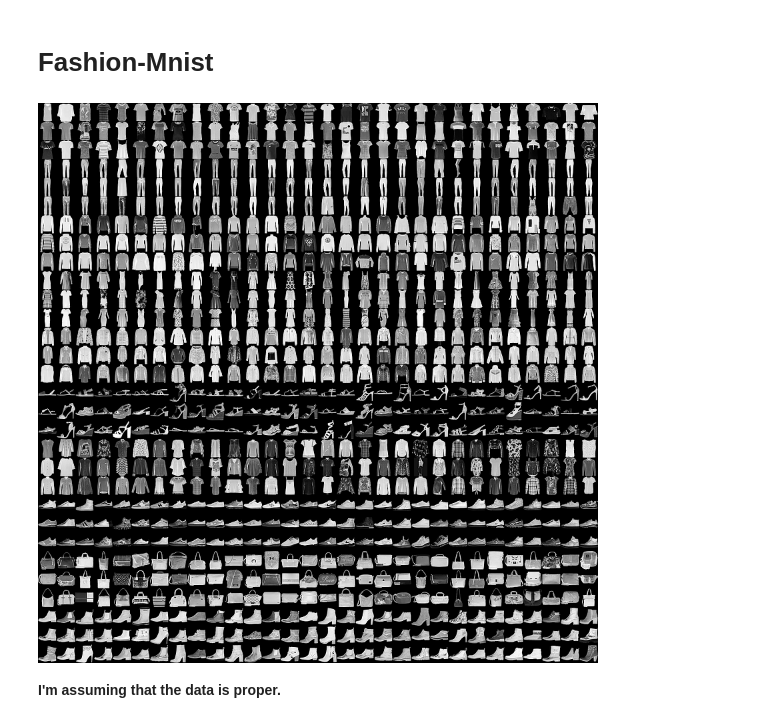
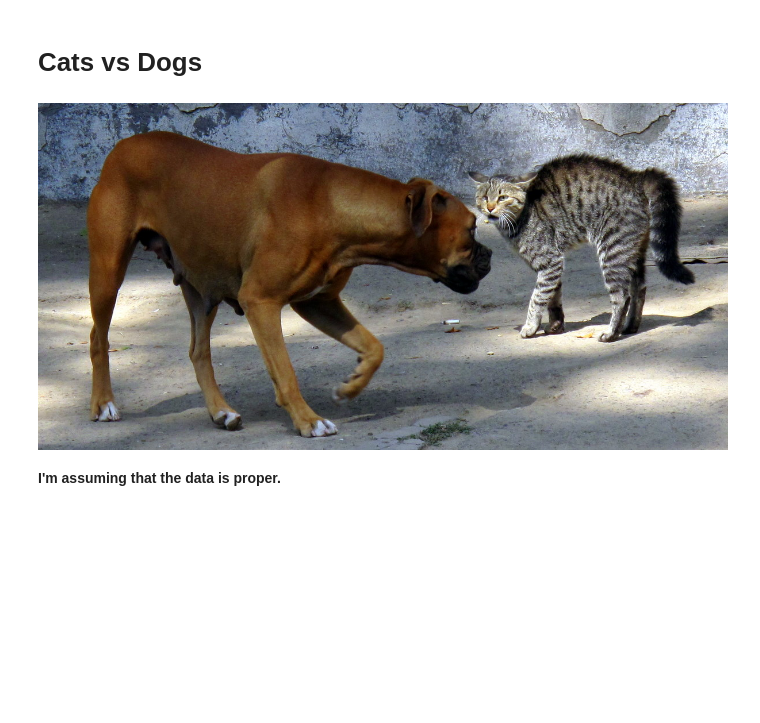
Before and after one commit to idobar1403/FinalProjectYear1, a Jupyter notebook: Cats-vs-Dogs.ipynb, the cells around one changed output. Cells and saved outputs as stored; diff of their text form; code cells hidden in the pictures; blank space fills up the shorter version.

```diff
--- a/Cats-vs-Dogs.ipynb
+++ b/Cats-vs-Dogs.ipynb
@@ -1,10 +1,10 @@
-# %% [markdown]
-# Fashion-Mnist
-# %%
-from IPython.display import Image
-Image("./fmnist.png")
-# %% [output]
-[figure, removed]
+# %% [markdown]
+# Cats vs Dogs
+# %%
+from IPython.display import Image
+Image("./cat-vs-dog.jpg")
+# %% [output]
+[figure, added]
 # %% [markdown]
 <B> I'm assuming that the data is proper.
 # %%
```
Also changed, not shown: parts of 7 cells of this notebook.
